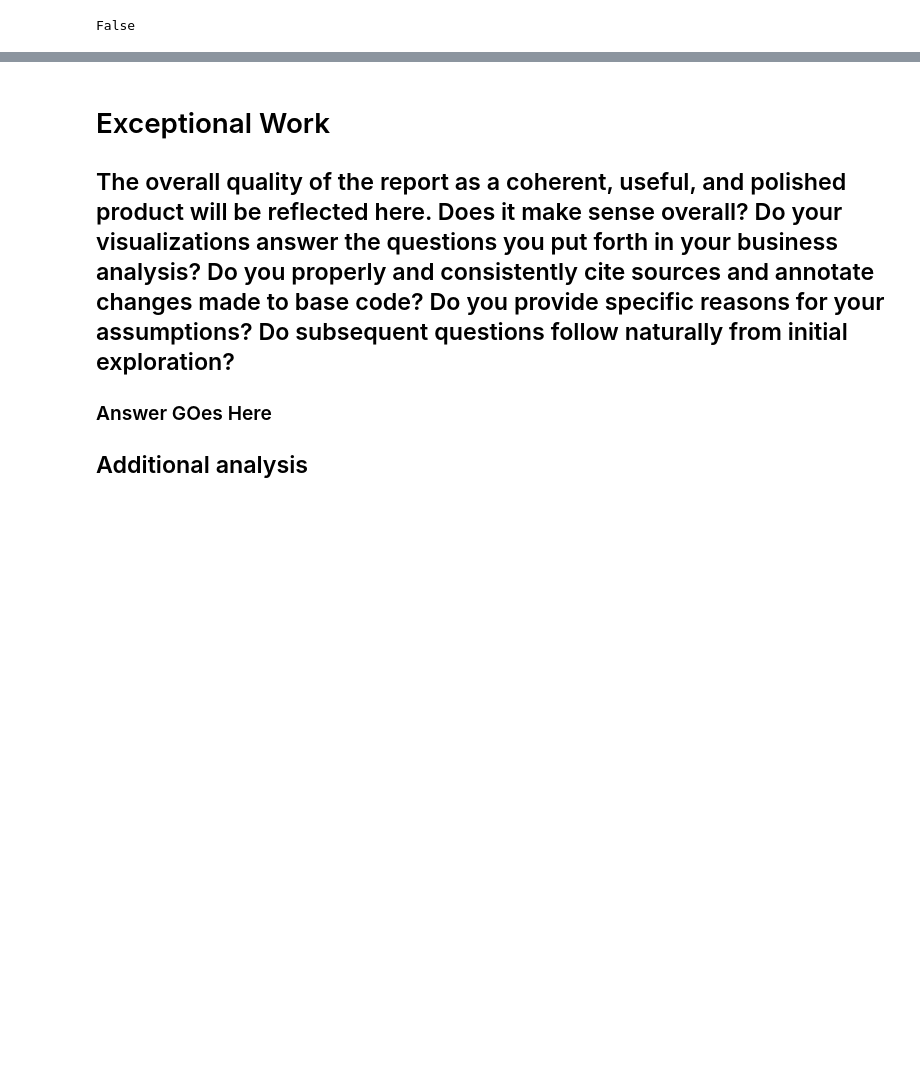
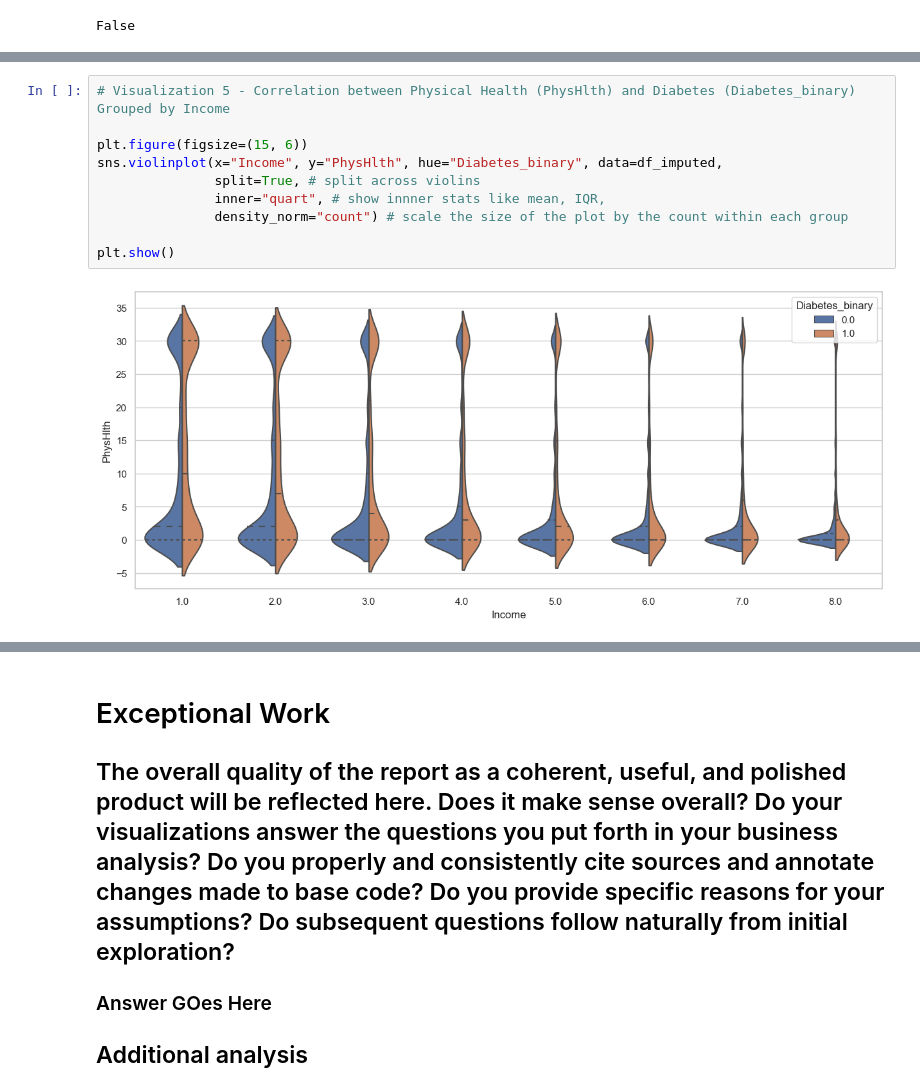
Before and after one commit to 48878679/CS-5324-Lab1, a Jupyter notebook: Lab1/Lab1.ipynb, the cells around one changed output, grey strips where cells are left out. Drawn from its saved outputs; the diff is of its cells as text; blank space fills up the shorter version.

```diff
--- a/Lab1/Lab1.ipynb
+++ b/Lab1/Lab1.ipynb
@@ -253,0 +295,12 @@ plt.show()
+# %%
+# Visualization 5 - Correlation between Physical Health (PhysHlth) and Diabetes (Diabetes_binary) Grouped by Income
+
+plt.figure(figsize=(15, 6))
+sns.violinplot(x="Income", y="PhysHlth", hue="Diabetes_binary", data=df_imputed,
+               split=True, # split across violins
+               inner="quart", # show innner stats like mean, IQR,
+               density_norm="count") # scale the size of the plot by the count within each group
+
+plt.show()
+# %% [output]
+[figure, added]
```
Also changed, not shown: parts of 30 cells of this notebook.
